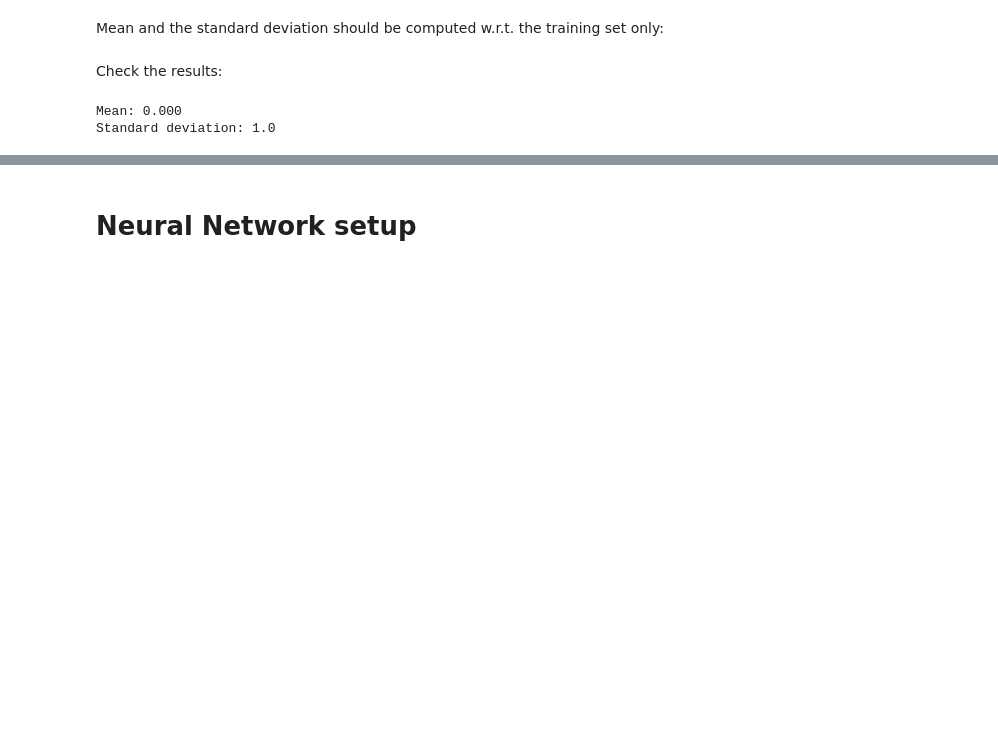
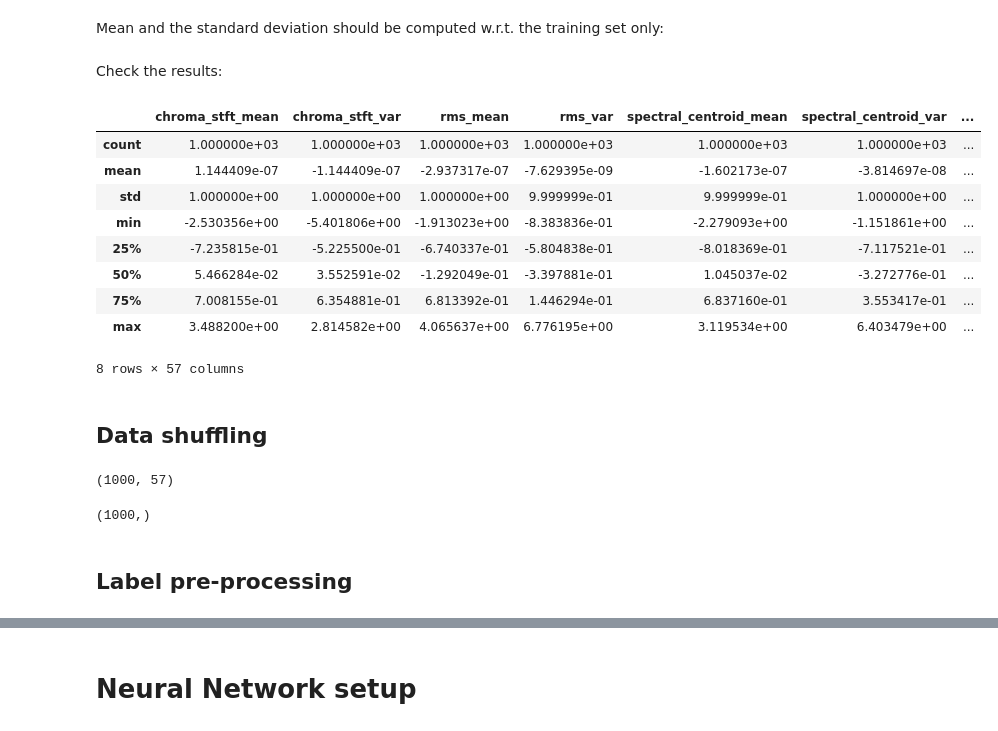
Before and after one commit to albertopirillo/naml-project-2023, a Jupyter notebook: NN classification.ipynb, the cells around one changed output, grey strips where cells are left out. Saved outputs shown, nothing was run; the diff lists cells and outputs as text; code cells hidden in the pictures; blank space fills up the shorter version.

```diff
--- a/NN classification.ipynb
+++ b/NN classification.ipynb
@@ -62,8 +28,24 @@ X_train_norm = (X_train - mean) / std
+# %%
+df_labels = df['label']
+df= df.drop(['filename', 'length', 'label'], axis=1)
+# %%
+mean = df.mean()
+std = df.std()
 # %% [markdown]
 Check the results:
-# %%
-print(f"Mean: {X_train_norm.mean():.3f}")
-print(f"Standard deviation: {X_train_norm.std()}")
-# %% [output]
-Mean: 0.000
-Standard deviation: 1.0
+# %%
+df_norm = (df - mean) / std
+df_norm.describe()
+# %% [output]
+|  | chroma_stft_mean | chroma_stft_var | rms_mean | rms_var | spectral_centroid_mean | spectral_centroid_var | ... |
+| count | 1.000000e+03 | 1.000000e+03 | 1.000000e+03 | 1.000000e+03 | 1.000000e+03 | 1.000000e+03 | ... |
+| mean | 1.144409e-07 | -1.144409e-07 | -2.937317e-07 | -7.629395e-09 | -1.602173e-07 | -3.814697e-08 | ... |
+| std | 1.000000e+00 | 1.000000e+00 | 1.000000e+00 | 9.999999e-01 | 9.999999e-01 | 1.000000e+00 | ... |
+| min | -2.530356e+00 | -5.401806e+00 | -1.913023e+00 | -8.383836e-01 | -2.279093e+00 | -1.151861e+00 | ... |
+| 25% | -7.235815e-01 | -5.225500e-01 | -6.740337e-01 | -5.804838e-01 | -8.018369e-01 | -7.117521e-01 | ... |
+| 50% | 5.466284e-02 | 3.552591e-02 | -1.292049e-01 | -3.397881e-01 | 1.045037e-02 | -3.272776e-01 | ... |
+| 75% | 7.008155e-01 | 6.354881e-01 | 6.813392e-01 | 1.446294e-01 | 6.837160e-01 | 3.553417e-01 | ... |
+| max | 3.488200e+00 | 2.814582e+00 | 4.065637e+00 | 6.776195e+00 | 3.119534e+00 | 6.403479e+00 | ... |
+8 rows × 57 columns
+# %% [markdown]
+## Data shuffling
@@ -69,0 +57,13 @@ Standard deviation: 1.0
+# %%
+X = df_norm_numpy[:, :-1]
+X = X.astype(np.float32)
+X.shape
+# %% [output]
+(1000, 57)
+# %%
+labels = df_norm_numpy[:,-1]
+labels.shape
+# %% [output]
+(1000,)
+# %% [markdown]
+## Label pre-processing
```
Also changed, not shown: parts of 48 cells of this notebook.
